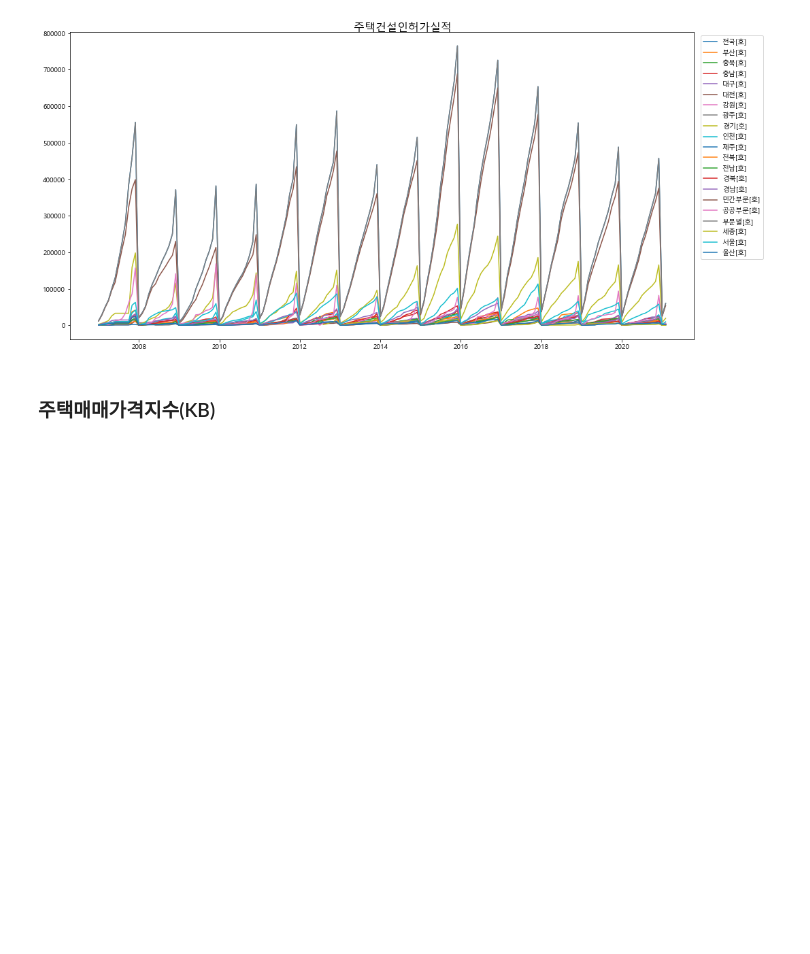
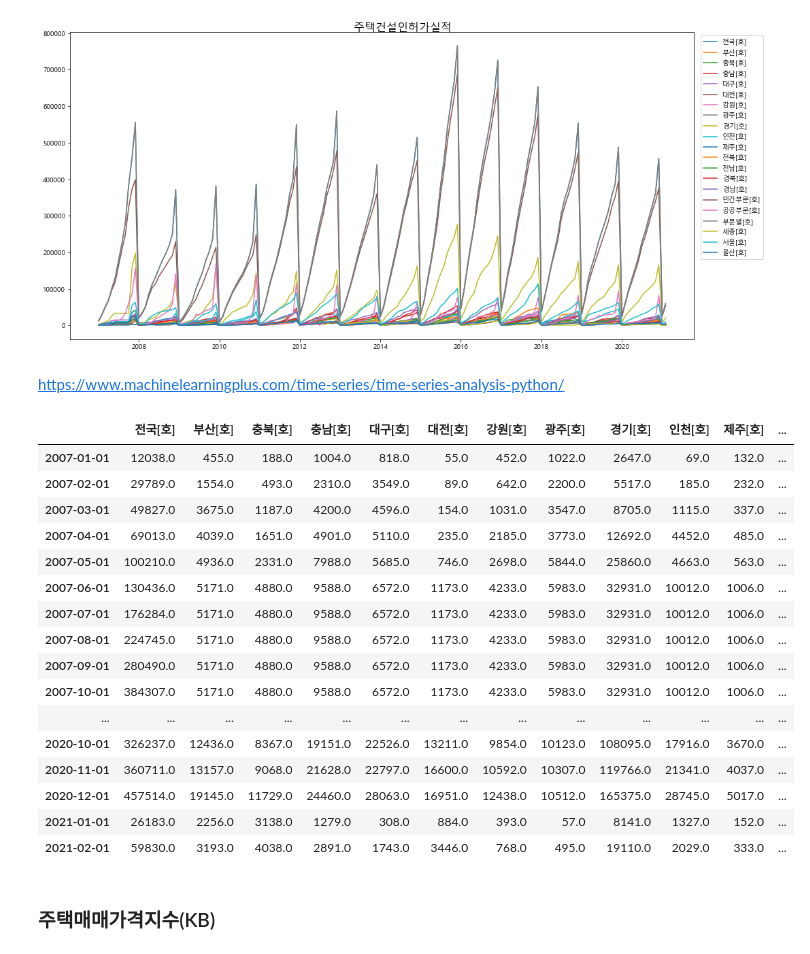
Before and after one commit to sunny0103/personal_project_fmdacon, a Jupyter notebook: Korea Real Estate Visualization.ipynb, the cells around one changed output. Cells and saved outputs as stored; diff of their text form; code cells hidden in the pictures; blank space fills up the shorter version.

```diff
--- a/Korea Real Estate Visualization.ipynb
+++ b/Korea Real Estate Visualization.ipynb
@@ -420,6 +420,30 @@ permit=change_datetime(permit)
 mul_viz(permit,'주택건설인허가실적')
 # %% [output]
 [figure]
+# %% [markdown]
+https://www.machinelearningplus.com/time-series/time-series-analysis-python/
+# %%
+permit['year']=[d.year for d in permit.reset_index()['index']]
+permit['month']=[d.month for d in permit.reset_index()['index']]
+permit
+# %% [output]
+|  | 전국[호] | 부산[호] | 충북[호] | 충남[호] | 대구[호] | 대전[호] | 강원[호] | 광주[호] | 경기[호] | 인천[호] | 제주[호] | ... |
+| 2007-01-01 | 12038.0 | 455.0 | 188.0 | 1004.0 | 818.0 | 55.0 | 452.0 | 1022.0 | 2647.0 | 69.0 | 132.0 | ... |
+| 2007-02-01 | 29789.0 | 1554.0 | 493.0 | 2310.0 | 3549.0 | 89.0 | 642.0 | 2200.0 | 5517.0 | 185.0 | 232.0 | ... |
+| 2007-03-01 | 49827.0 | 3675.0 | 1187.0 | 4200.0 | 4596.0 | 154.0 | 1031.0 | 3547.0 | 8705.0 | 1115.0 | 337.0 | ... |
+| 2007-04-01 | 69013.0 | 4039.0 | 1651.0 | 4901.0 | 5110.0 | 235.0 | 2185.0 | 3773.0 | 12692.0 | 4452.0 | 485.0 | ... |
+| 2007-05-01 | 100210.0 | 4936.0 | 2331.0 | 7988.0 | 5685.0 | 746.0 | 2698.0 | 5844.0 | 25860.0 | 4663.0 | 563.0 | ... |
+| 2007-06-01 | 130436.0 | 5171.0 | 4880.0 | 9588.0 | 6572.0 | 1173.0 | 4233.0 | 5983.0 | 32931.0 | 10012.0 | 1006.0 | ... |
+| 2007-07-01 | 176284.0 | 5171.0 | 4880.0 | 9588.0 | 6572.0 | 1173.0 | 4233.0 | 5983.0 | 32931.0 | 10012.0 | 1006.0 | ... |
+| 2007-08-01 | 224745.0 | 5171.0 | 4880.0 | 9588.0 | 6572.0 | 1173.0 | 4233.0 | 5983.0 | 32931.0 | 10012.0 | 1006.0 | ... |
+| 2007-09-01 | 280490.0 | 5171.0 | 4880.0 | 9588.0 | 6572.0 | 1173.0 | 4233.0 | 5983.0 | 32931.0 | 10012.0 | 1006.0 | ... |
+| 2007-10-01 | 384307.0 | 5171.0 | 4880.0 | 9588.0 | 6572.0 | 1173.0 | 4233.0 | 5983.0 | 32931.0 | 10012.0 | 1006.0 | ... |
+| ... | ... | ... | ... | ... | ... | ... | ... | ... | ... | ... | ... | ... |
+| 2020-10-01 | 326237.0 | 12436.0 | 8367.0 | 19151.0 | 22526.0 | 13211.0 | 9854.0 | 10123.0 | 108095.0 | 17916.0 | 3670.0 | ... |
+| 2020-11-01 | 360711.0 | 13157.0 | 9068.0 | 21628.0 | 22797.0 | 16600.0 | 10592.0 | 10307.0 | 119766.0 | 21341.0 | 4037.0 | ... |
+| 2020-12-01 | 457514.0 | 19145.0 | 11729.0 | 24460.0 | 28063.0 | 16951.0 | 12438.0 | 10512.0 | 165375.0 | 28745.0 | 5017.0 | ... |
+| 2021-01-01 | 26183.0 | 2256.0 | 3138.0 | 1279.0 | 308.0 | 884.0 | 393.0 | 57.0 | 8141.0 | 1327.0 | 152.0 | ... |
+| 2021-02-01 | 59830.0 | 3193.0 | 4038.0 | 2891.0 | 1743.0 | 3446.0 | 768.0 | 495.0 | 19110.0 | 2029.0 | 333.0 | ... |
 # %% [markdown]
 ### 주택매매가격지수(KB)
 # %%
```
Also changed, not shown: parts of 1 cell of this notebook.
